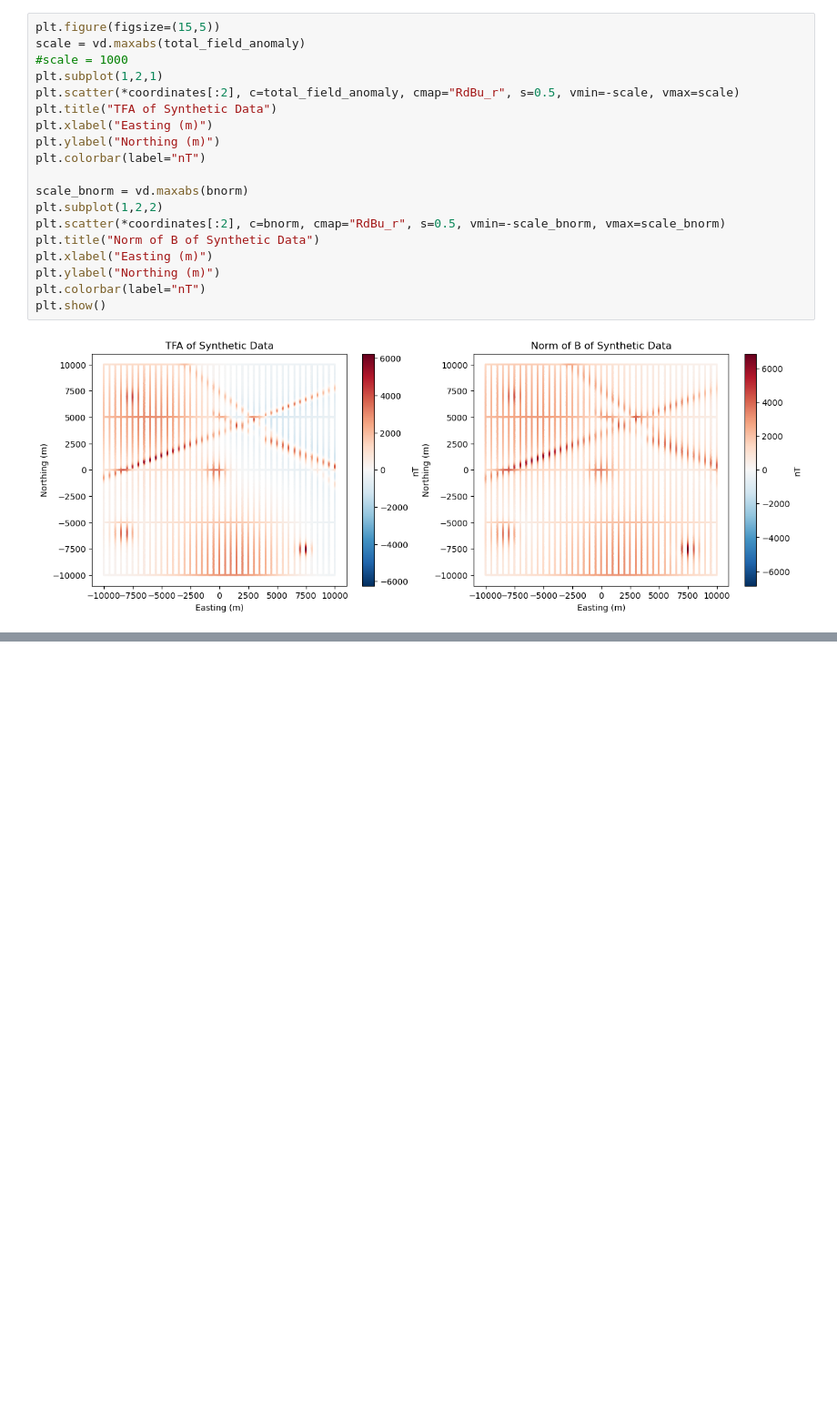
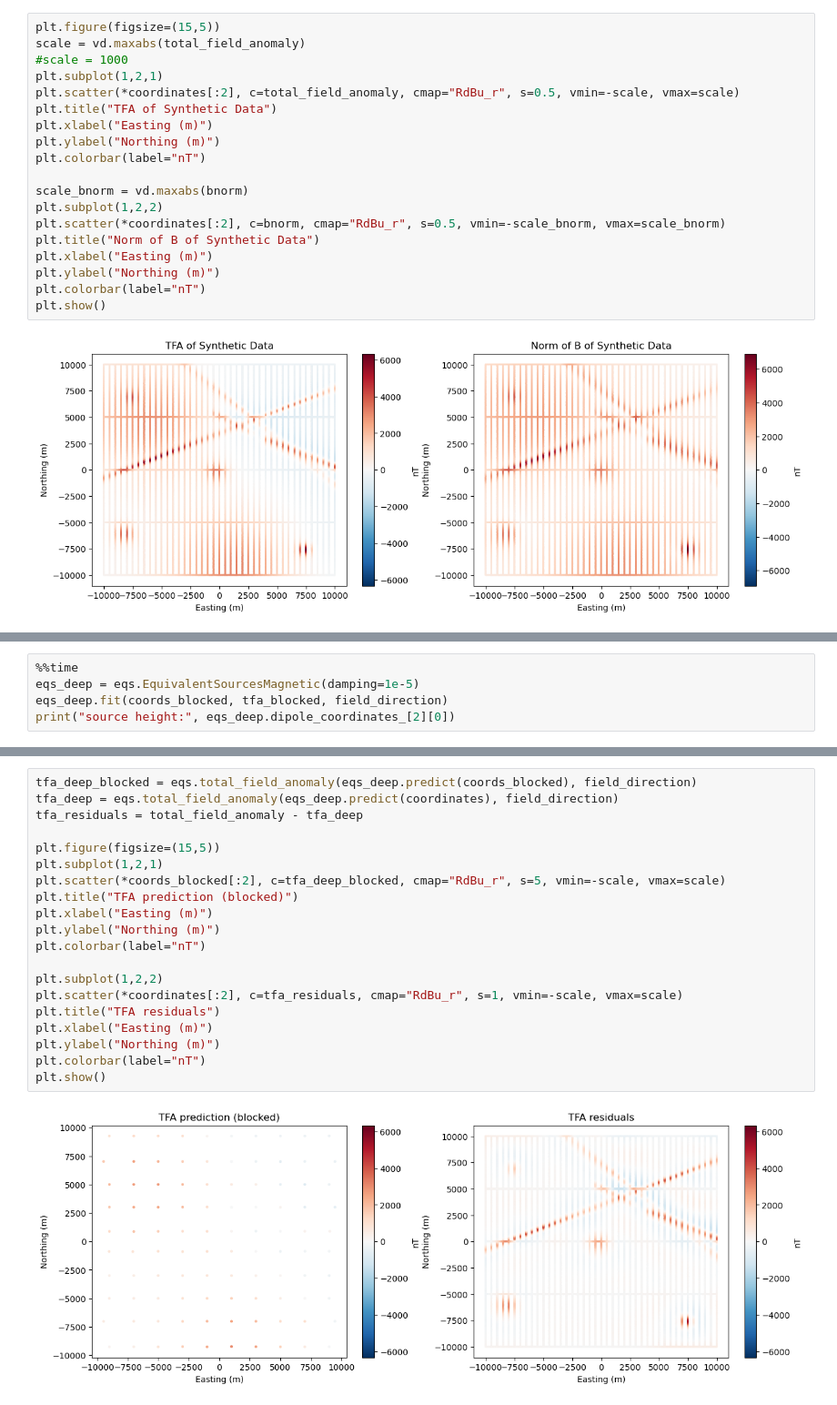
Before and after one commit to compgeolab/eqs-magnetic-dual-layer, a Jupyter notebook: code/02-simple-sources.ipynb, the cells around one changed output, grey strips where cells are left out. Shown at 91% size. Saved outputs shown, nothing was run; the diff lists cells and outputs as text; blank space fills up the shorter version.

```diff
--- a/code/02-simple-sources.ipynb
+++ b/code/02-simple-sources.ipynb
@@ -80,0 +102,5 @@ plt.show()
+# %%
+%%time
+eqs_deep = eqs.EquivalentSourcesMagnetic(damping=1e-5)
+eqs_deep.fit(coords_blocked, tfa_blocked, field_direction)
+print("source height:", eqs_deep.dipole_coordinates_[2][0])
@@ -80,0 +111,22 @@ plt.show()
+# %%
+tfa_deep_blocked = eqs.total_field_anomaly(eqs_deep.predict(coords_blocked), field_direction)
+tfa_deep = eqs.total_field_anomaly(eqs_deep.predict(coordinates), field_direction)
+tfa_residuals = total_field_anomaly - tfa_deep
+
+plt.figure(figsize=(15,5))
+plt.subplot(1,2,1)
+plt.scatter(*coords_blocked[:2], c=tfa_deep_blocked, cmap="RdBu_r", s=5, vmin=-scale, vmax=scale)
+plt.title("TFA prediction (blocked)")
+plt.xlabel("Easting (m)")
+plt.ylabel("Northing (m)")
+plt.colorbar(label="nT")
+
+plt.subplot(1,2,2)
+plt.scatter(*coordinates[:2], c=tfa_residuals, cmap="RdBu_r", s=1, vmin=-scale, vmax=scale)
+plt.title("TFA residuals")
+plt.xlabel("Easting (m)")
+plt.ylabel("Northing (m)")
+plt.colorbar(label="nT")
+plt.show()
+# %% [output]
+[figure, added]
```
Also changed, not shown: parts of 27 cells of this notebook, 4 other files.
